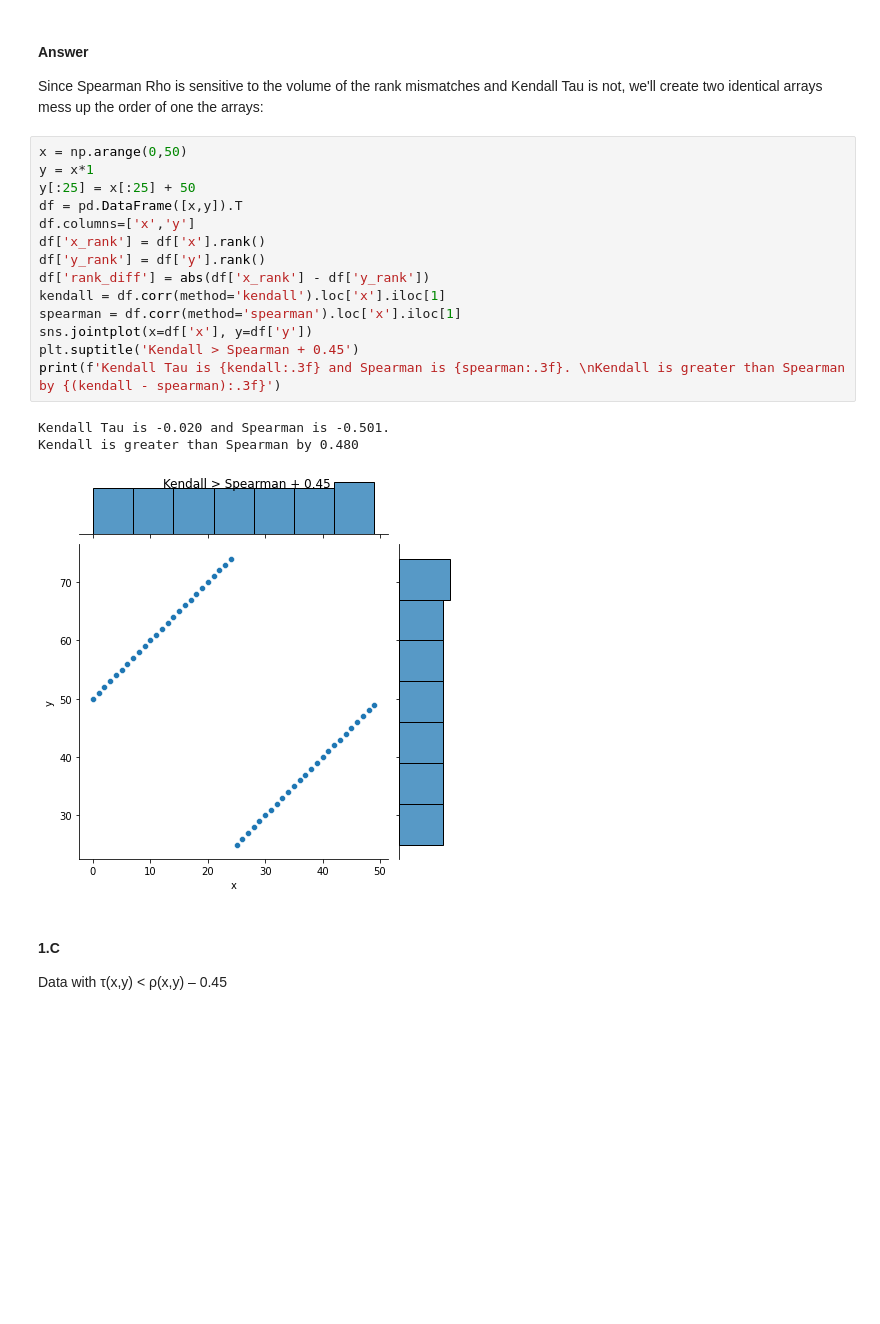
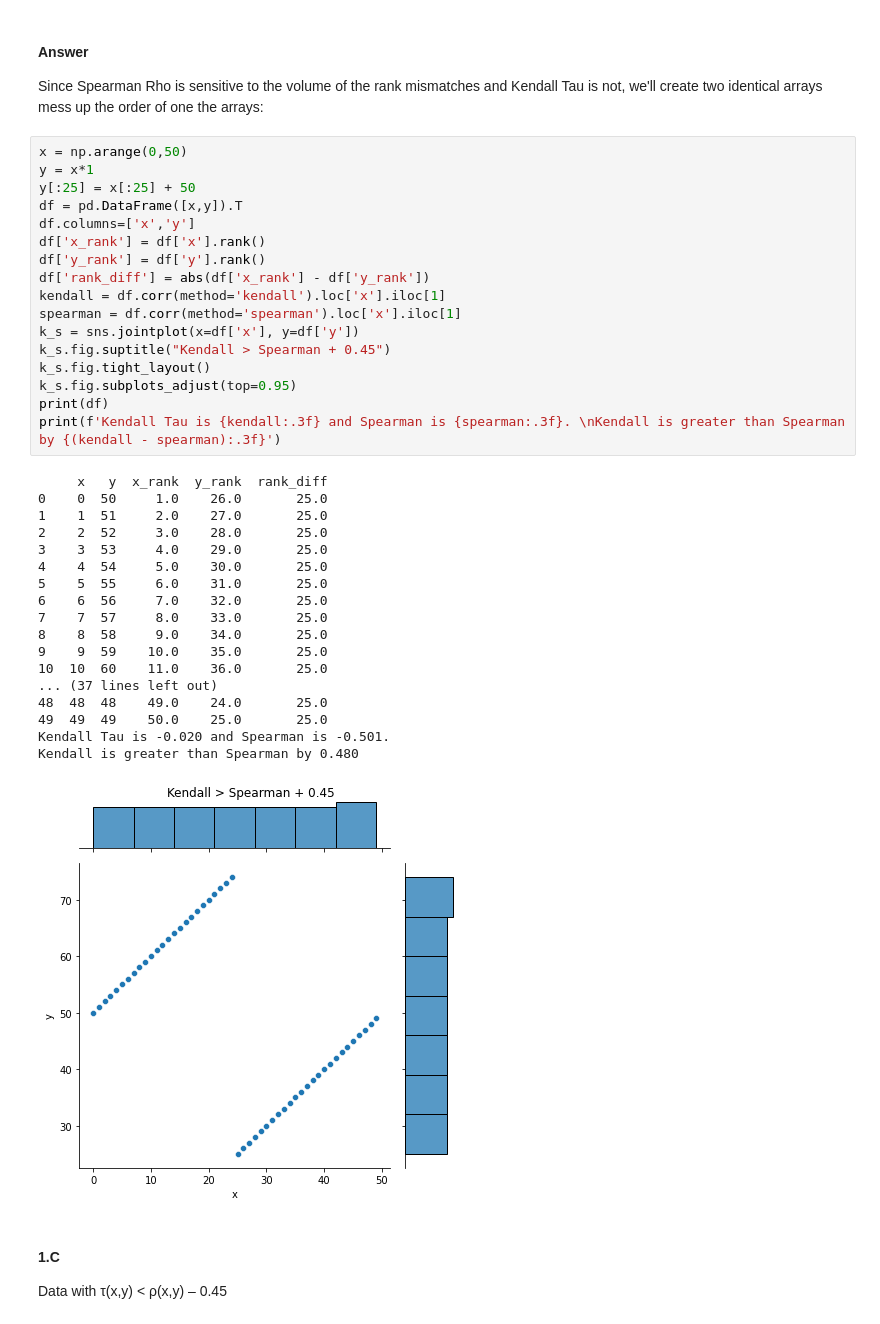
Before and after one commit to EyalMichaeli/IDC_masters, a Jupyter notebook: SnDA/HW3/HW3.ipynb, the cells around one changed output. Drawn from its saved outputs; the diff is of its cells as text; blank space fills up the shorter version.

```diff
--- a/SnDA/HW3/HW3.ipynb
+++ b/SnDA/HW3/HW3.ipynb
@@ -69,21 +86,39 @@ Since Spearman Rho is sensitive to the volume of the rank mismatches and Kendall
 # %%
 x = np.arange(0,50)
 y = x*1
 y[:25] = x[:25] + 50
 df = pd.DataFrame([x,y]).T
 df.columns=['x','y']
 df['x_rank'] = df['x'].rank()
 df['y_rank'] = df['y'].rank()
 df['rank_diff'] = abs(df['x_rank'] - df['y_rank'])
 kendall = df.corr(method='kendall').loc['x'].iloc[1]
 spearman = df.corr(method='spearman').loc['x'].iloc[1]
-sns.jointplot(x=df['x'], y=df['y'])
-plt.suptitle('Kendall > Spearman + 0.45')
+k_s = sns.jointplot(x=df['x'], y=df['y'])
+k_s.fig.suptitle("Kendall > Spearman + 0.45")
+k_s.fig.tight_layout()
+k_s.fig.subplots_adjust(top=0.95)
+print(df)
 print(f'Kendall Tau is {kendall:.3f} and Spearman is {spearman:.3f}. \nKendall is greater than Spearman by {(kendall - spearman):.3f}')
 # %% [output]
+     x   y  x_rank  y_rank  rank_diff
+0    0  50     1.0    26.0       25.0
+1    1  51     2.0    27.0       25.0
+2    2  52     3.0    28.0       25.0
+3    3  53     4.0    29.0       25.0
+4    4  54     5.0    30.0       25.0
+5    5  55     6.0    31.0       25.0
+6    6  56     7.0    32.0       25.0
+7    7  57     8.0    33.0       25.0
+8    8  58     9.0    34.0       25.0
+9    9  59    10.0    35.0       25.0
+10  10  60    11.0    36.0       25.0
+... (37 lines left out)
+48  48  48    49.0    24.0       25.0
+49  49  49    50.0    25.0       25.0
 Kendall Tau is -0.020 and Spearman is -0.501.
 Kendall is greater than Spearman by 0.480
-[figure, old version]
+[figure, new version]
 # %% [markdown]
 #### 1.C
 Data with τ(x,y) < ρ(x,y) – 0.45
```
Also changed, not shown: parts of 32 cells of this notebook.
